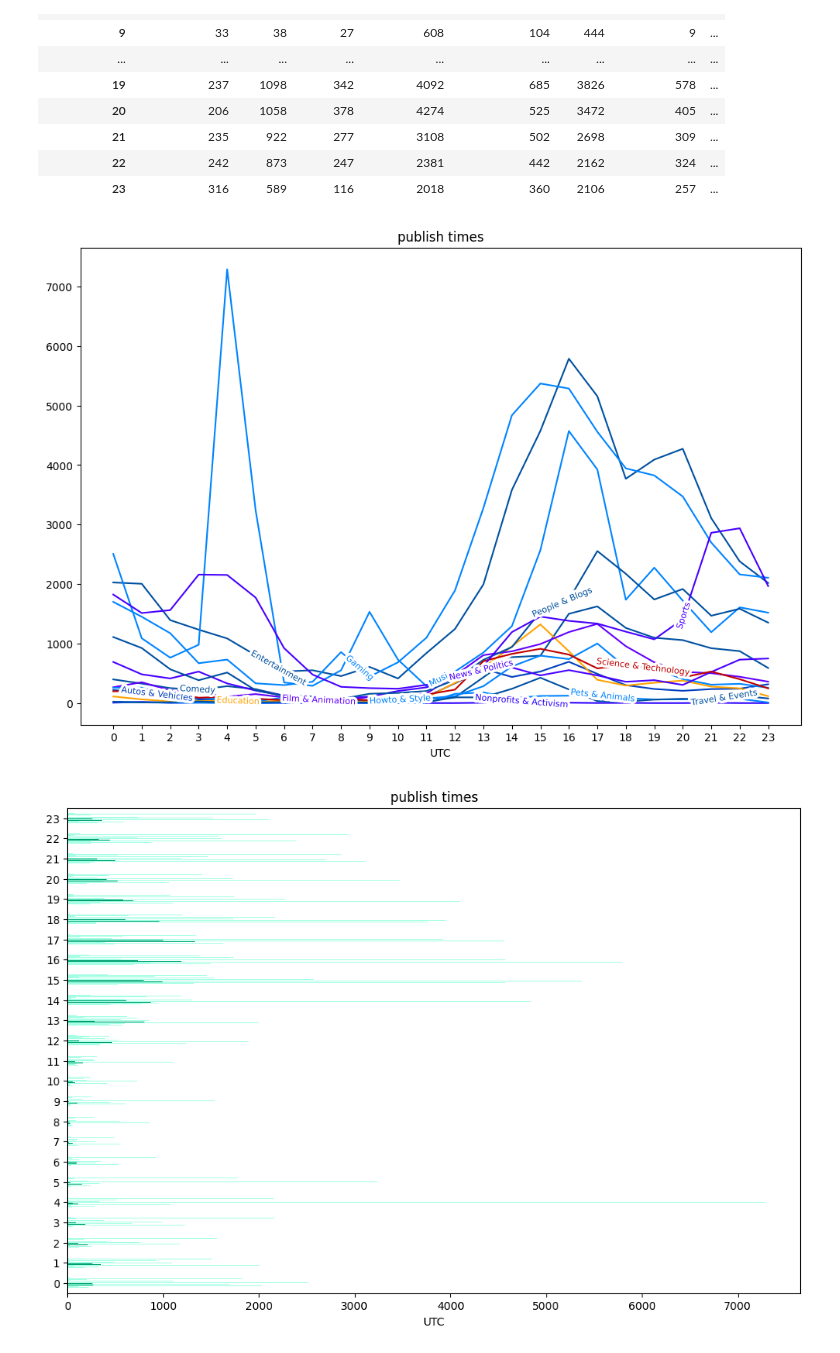
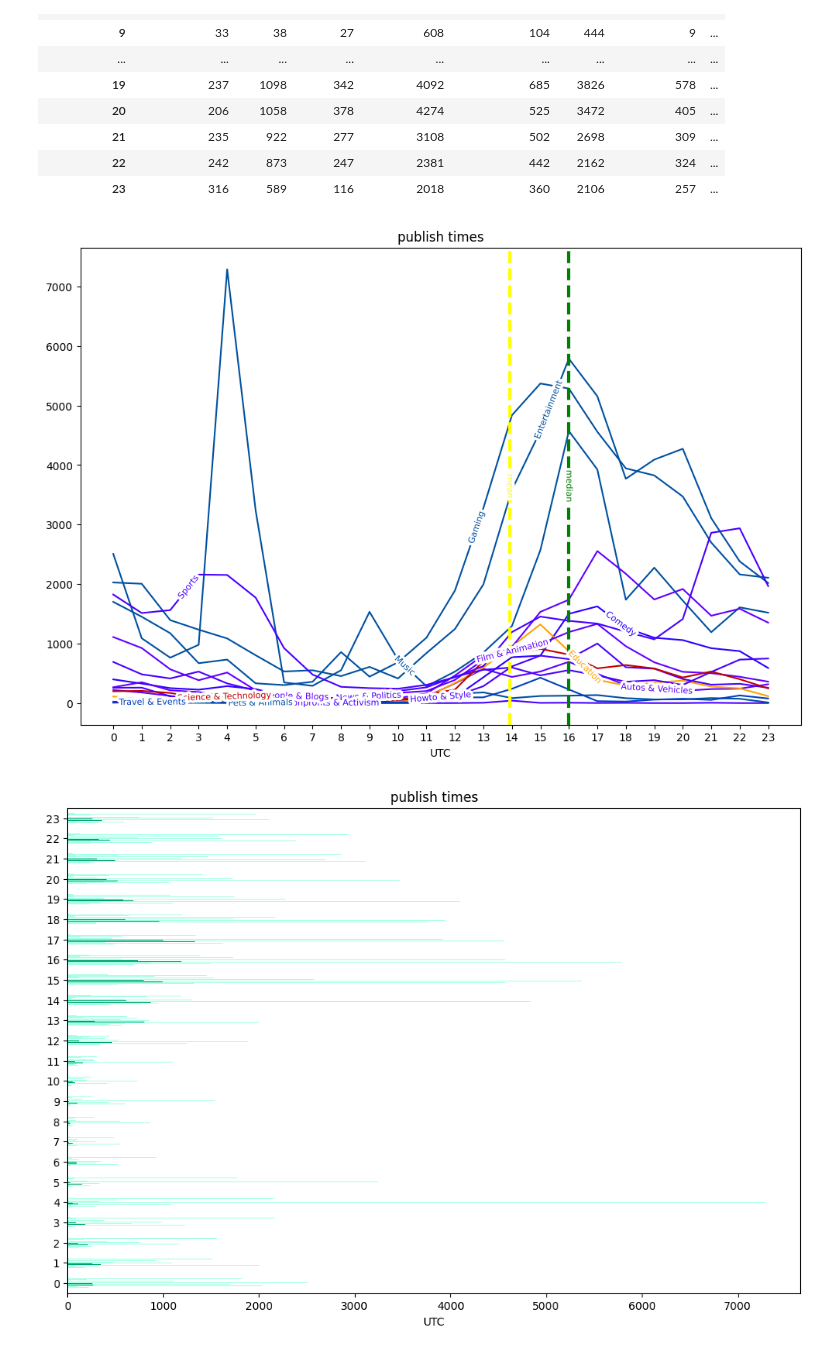
Before and after one commit to raven-cruz/Successful-YouTube-Videos, a Jupyter notebook: yt-data.ipynb, the cells around one changed output. Saved outputs shown, nothing was run; the diff lists cells and outputs as text; code cells hidden in the pictures.

Commit message:
added mean and median to publish hour line chart

```diff
--- a/yt-data.ipynb
+++ b/yt-data.ipynb
@@ -328,21 +328,37 @@ published_time_stats
 # %%
 ax2 = published_time_stats.plot.line(
     figsize=(12, 8),
     xticks=range(len(published_time_stats.index)),
     legend=False,
     color=[highlight_lines.get(category, random.choice(line_colors)) for category in published_time_stats.columns]
+)
+
+ax2.axvline(
+    x=published_time_df["published_time"].mean(),
+    color="yellow",
+    linestyle="--",
+    linewidth=3,
+    label="mean"
+)
+
+ax2.axvline(
+    x=published_time_df["published_time"].median(),
+    color="green",
+    linestyle="--",
+    linewidth=3,
+    label="median"
 )
 
 ax2.set(
     title="publish times",
     xlabel="UTC",
     ylabel=""
 )
 
 labelLines(ax2.get_lines(), align=True, fontsize=8)
 plt.show()
 # %% [output]
-[figure, old version]
+[figure, new version]
 # %%
 ax3 = published_time_stats.plot.barh(
     figsize=(12, 8),
```
Also changed, not shown: parts of 1 cell of this notebook.
